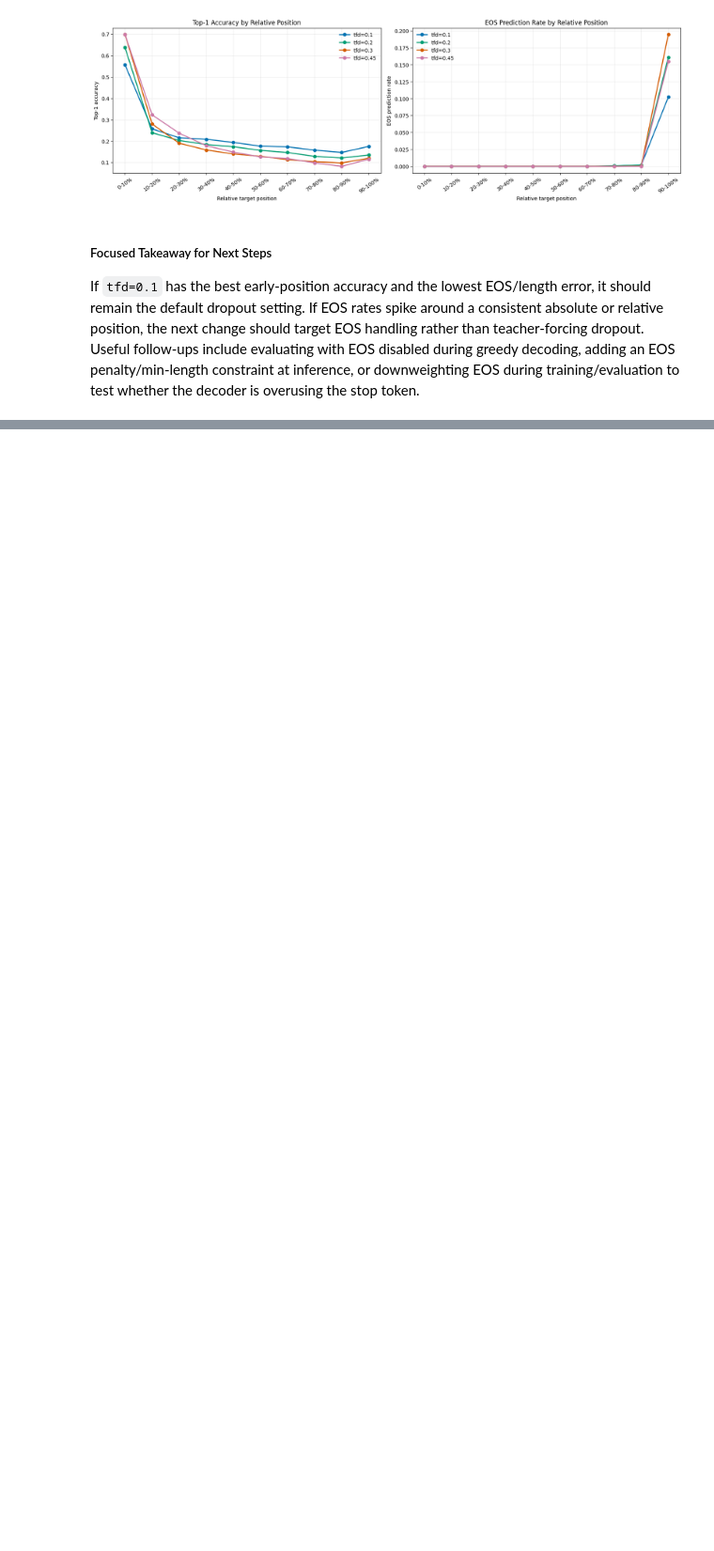
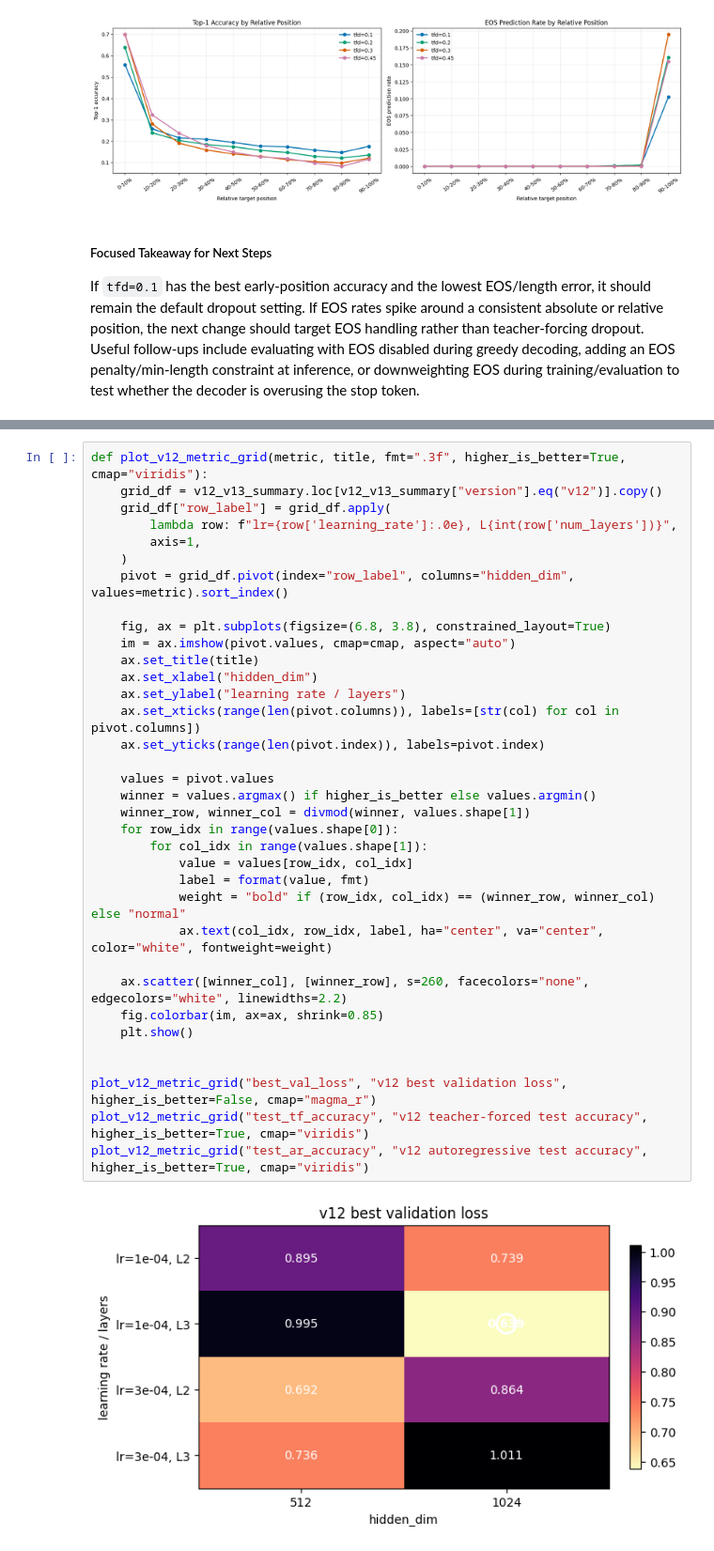
Before and after one commit to Jschechter18/protein-sequence-augmentation, a Jupyter notebook: Code/notebooks/checkpoint_history_error_analysis_v7_v13.ipynb, the cells around one changed output, grey strips where cells are left out. Shown at 94% size. Saved outputs shown, nothing was run; the diff lists cells and outputs as text; blank space fills up the shorter version.

```diff
--- a/Code/notebooks/checkpoint_history_error_analysis_v7_v8_v9_vs_v5.ipynb
+++ b/Code/notebooks/checkpoint_history_error_analysis_v7_v13.ipynb
@@ -2537,0 +2800,37 @@ If `tfd=0.1` has the best early-position accuracy and the lowest EOS/length erro
+# %%
+def plot_v12_metric_grid(metric, title, fmt=".3f", higher_is_better=True, cmap="viridis"):
+    grid_df = v12_v13_summary.loc[v12_v13_summary["version"].eq("v12")].copy()
+    grid_df["row_label"] = grid_df.apply(
+        lambda row: f"lr={row['learning_rate']:.0e}, L{int(row['num_layers'])}",
+        axis=1,
+    )
+    pivot = grid_df.pivot(index="row_label", columns="hidden_dim", values=metric).sort_index()
+
+    fig, ax = plt.subplots(figsize=(6.8, 3.8), constrained_layout=True)
+    im = ax.imshow(pivot.values, cmap=cmap, aspect="auto")
+    ax.set_title(title)
+    ax.set_xlabel("hidden_dim")
+    ax.set_ylabel("learning rate / layers")
+    ax.set_xticks(range(len(pivot.columns)), labels=[str(col) for col in pivot.columns])
+    ax.set_yticks(range(len(pivot.index)), labels=pivot.index)
+
+    values = pivot.values
+    winner = values.argmax() if higher_is_better else values.argmin()
+    winner_row, winner_col = divmod(winner, values.shape[1])
+    for row_idx in range(values.shape[0]):
+        for col_idx in range(values.shape[1]):
+            value = values[row_idx, col_idx]
+            label = format(value, fmt)
+            weight = "bold" if (row_idx, col_idx) == (winner_row, winner_col) else "normal"
+            ax.text(col_idx, row_idx, label, ha="center", va="center", color="white", fontweight=weight)
+
+    ax.scatter([winner_col], [winner_row], s=260, facecolors="none", edgecolors="white", linewidths=2.2)
+    fig.colorbar(im, ax=ax, shrink=0.85)
+    plt.show()
+
+
+plot_v12_metric_grid("best_val_loss", "v12 best validation loss", higher_is_better=False, cmap="magma_r")
+plot_v12_metric_grid("test_tf_accuracy", "v12 teacher-forced test accuracy", higher_is_better=True, cmap="viridis")
+plot_v12_metric_grid("test_ar_accuracy", "v12 autoregressive test accuracy", higher_is_better=True, cmap="viridis")
+# %% [output]
+[figure, added]
```
Also changed, not shown: parts of 16 cells of this notebook, 11 other files.
